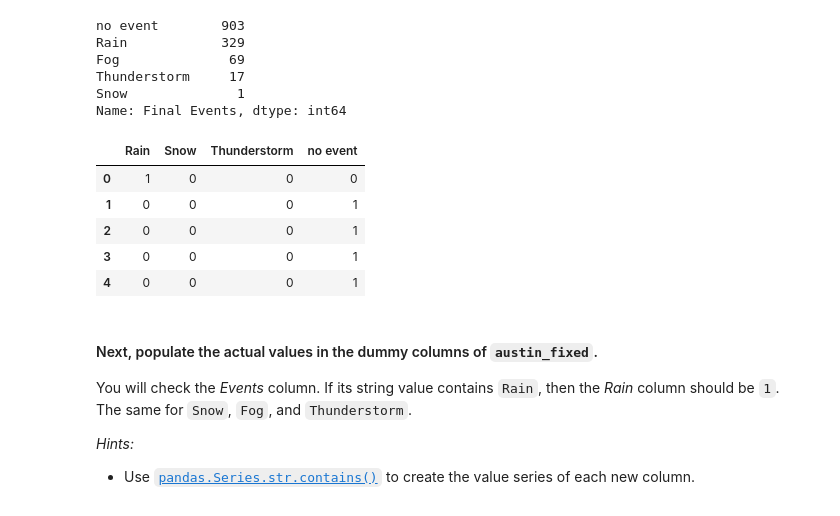
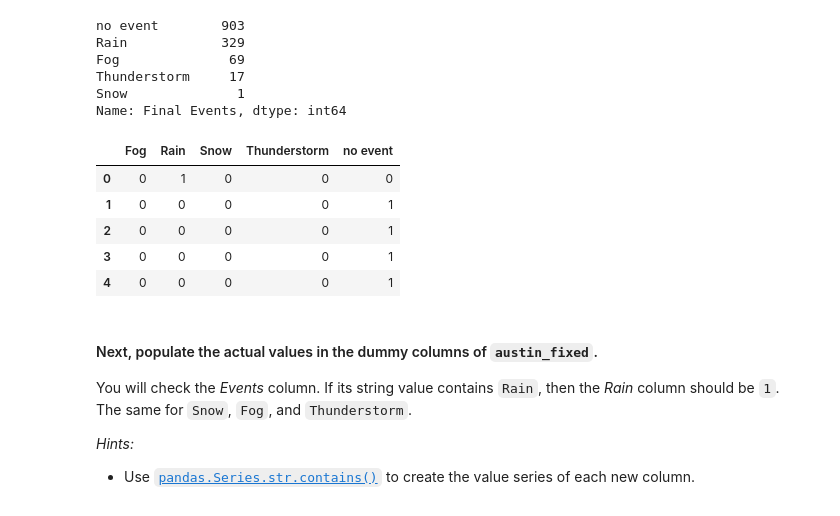
Before and after one commit to alvaro-saez/dataptmad1121_labs, a Jupyter notebook: module-3/intro-to-ml/your-code/[intro-to-ml] Alvaro Saez.ipynb, the cells around one changed output. Cells and saved outputs as stored; diff of their text form; code cells hidden in the pictures.

```diff
--- a/module-3/intro-to-ml/your-code/[intro-to-ml] Alvaro Saez.ipynb
+++ b/module-3/intro-to-ml/your-code/[intro-to-ml] Alvaro Saez.ipynb
@@ -445,15 +441,15 @@ Thunderstorm     17
 Snow              1
 Name: Final Events, dtype: int64
 # %%
-austin_fixed_dummies = pd.get_dummies(austin_fixed["Final Events"], drop_first=True)
+austin_fixed_dummies = pd.get_dummies(austin_fixed["Final Events"])#, drop_first=True)
 austin_fixed_dummies.head()
 # %% [output]
-|  | Rain | Snow | Thunderstorm | no event |
-| 0 | 1 | 0 | 0 | 0 |
-| 1 | 0 | 0 | 0 | 1 |
-| 2 | 0 | 0 | 0 | 1 |
-| 3 | 0 | 0 | 0 | 1 |
-| 4 | 0 | 0 | 0 | 1 |
+|  | Fog | Rain | Snow | Thunderstorm | no event |
+| 0 | 0 | 1 | 0 | 0 | 0 |
+| 1 | 0 | 0 | 0 | 0 | 1 |
+| 2 | 0 | 0 | 0 | 0 | 1 |
+| 3 | 0 | 0 | 0 | 0 | 1 |
+| 4 | 0 | 0 | 0 | 0 | 1 |
 # %% [markdown]
 #### Next, populate the actual values in the dummy columns of  `austin_fixed`.
 
```
Also changed, not shown: parts of 20 cells of this notebook.
